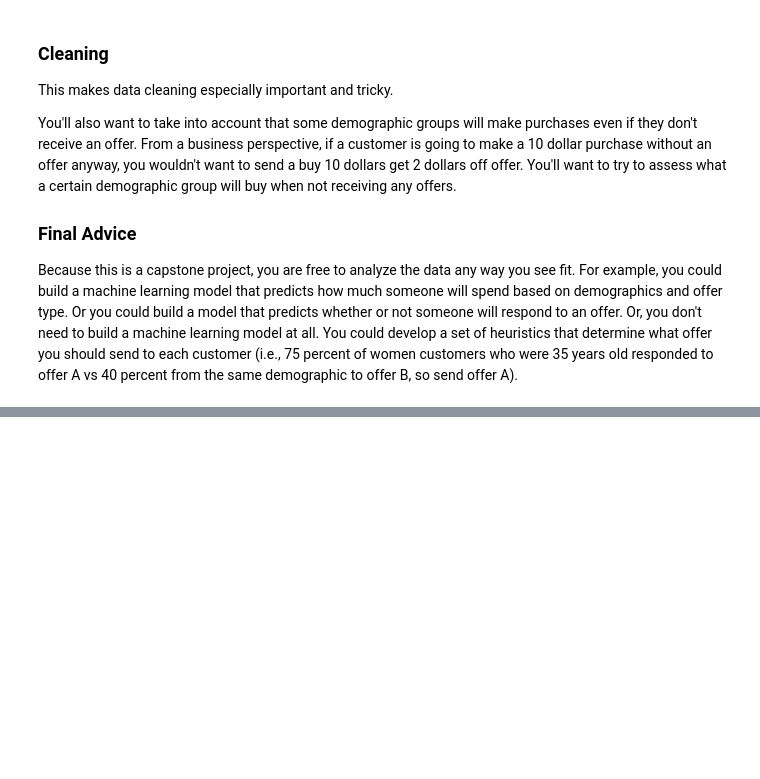
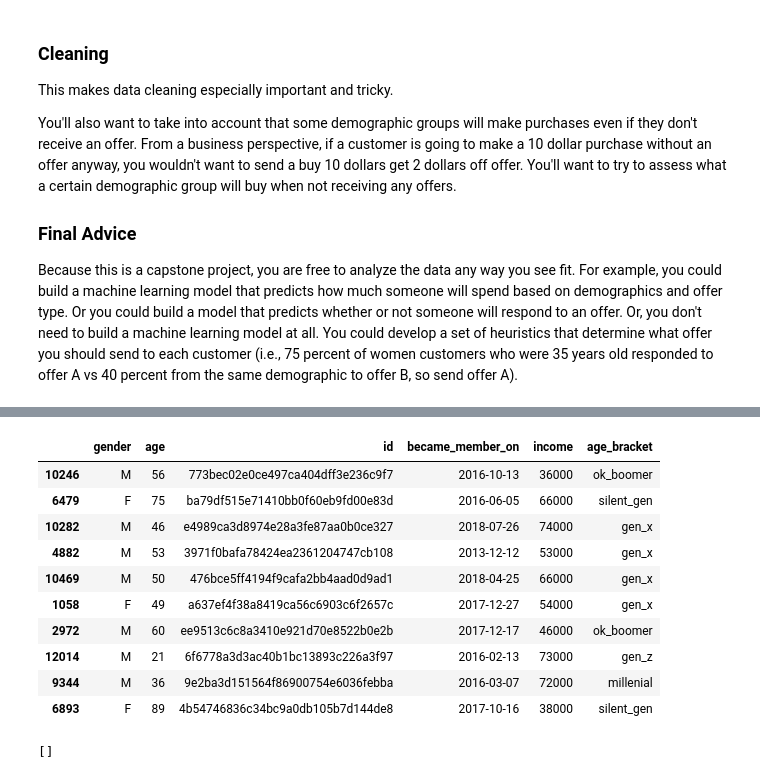
Before and after one commit to jmnickerson05/udacity_starbucks_capstone, a Jupyter notebook: Starbucks_Capstone_notebook.ipynb, the cells around one changed output, grey strips where cells are left out. Drawn from its saved outputs; the diff is of its cells as text; code cells hidden in the pictures; blank space fills up the shorter version.

```diff
--- a/Starbucks_Capstone_notebook.ipynb
+++ b/Starbucks_Capstone_notebook.ipynb
@@ -136,0 +250,14 @@ def to_df(query):
+# %%
+profile.sample(10)
+# %% [output]
+|  | gender | age | id | became_member_on | income | age_bracket |
+| 10246 | M | 56 | 773bec02e0ce497ca404dff3e236c9f7 | 2016-10-13 | 36000 | ok_boomer |
+| 6479 | F | 75 | ba79df515e71410bb0f60eb9fd00e83d | 2016-06-05 | 66000 | silent_gen |
+| 10282 | M | 46 | e4989ca3d8974e28a3fe87aa0b0ce327 | 2018-07-26 | 74000 | gen_x |
+| 4882 | M | 53 | 3971f0bafa78424ea2361204747cb108 | 2013-12-12 | 53000 | gen_x |
+| 10469 | M | 50 | 476bce5ff4194f9cafa2bb4aad0d9ad1 | 2018-04-25 | 66000 | gen_x |
+| 1058 | F | 49 | a637ef4f38a8419ca56c6903c6f2657c | 2017-12-27 | 54000 | gen_x |
+| 2972 | M | 60 | ee9513c6c8a3410e921d70e8522b0e2b | 2017-12-17 | 46000 | ok_boomer |
+| 12014 | M | 21 | 6f6778a3d3ac40b1bc13893c226a3f97 | 2016-02-13 | 73000 | gen_z |
+| 9344 | M | 36 | 9e2ba3d151564f86900754e6036febba | 2016-03-07 | 72000 | millenial |
+| 6893 | F | 89 | 4b54746836c34bc9a0db105b7d144de8 | 2017-10-16 | 38000 | silent_gen |
@@ -136,0 +269,5 @@ def to_df(query):
+# %%
+%%sql
+create index if not exists offers_offer_id_idx on offers(offer_id);
+# %% [output]
+[]
```
Also changed, not shown: parts of 12 cells of this notebook, 2 other files.
